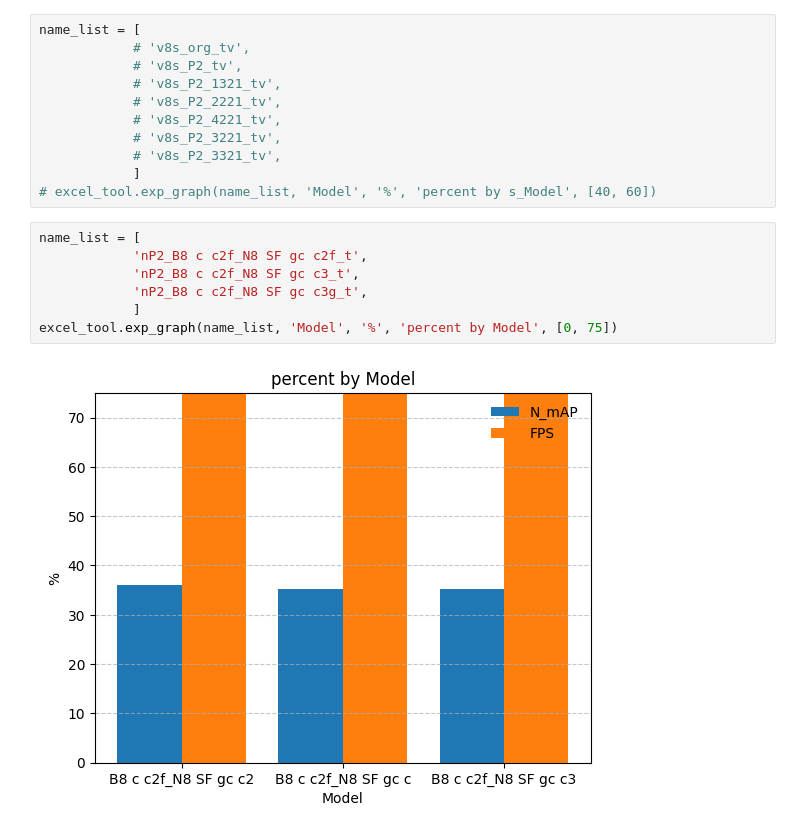
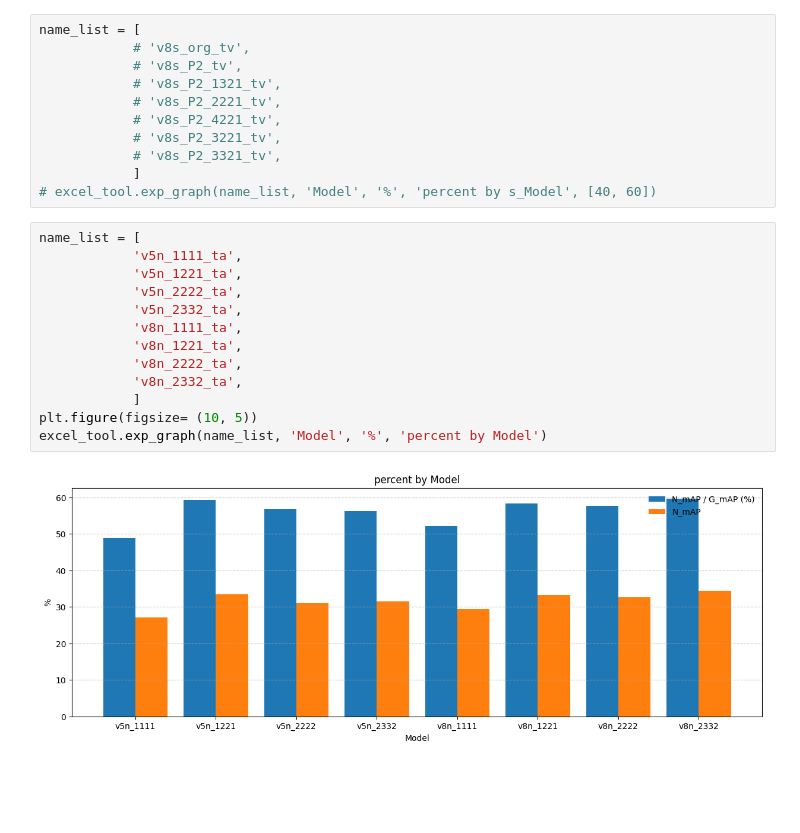
Before and after one commit to Lee-chan-hyeok/Nextchip_Autonomous_Driving_Contest, a Jupyter notebook: analysing/exp_result/exp_graph.ipynb, the cells around one changed output. Cells and saved outputs as stored; diff of their text form; blank space fills up the shorter version.

```diff
--- a/analysing/exp_result/exp_graph.ipynb
+++ b/analysing/exp_result/exp_graph.ipynb
@@ -15,15 +15,21 @@ name_list = [
             # 'v8s_P2_3321_tv',
             ]
 # excel_tool.exp_graph(name_list, 'Model', '%', 'percent by s_Model', [40, 60])
-# %%
-name_list = [
-            'nP2_B8 c c2f_N8 SF gc c2f_t',
-            'nP2_B8 c c2f_N8 SF gc c3_t',
-            'nP2_B8 c c2f_N8 SF gc c3g_t',
-            ]
-excel_tool.exp_graph(name_list, 'Model', '%', 'percent by Model', [0, 75])
-# %% [output]
-[figure, removed]
+# %%
+name_list = [
+            'v5n_1111_ta',
+            'v5n_1221_ta',
+            'v5n_2222_ta',
+            'v5n_2332_ta',
+            'v8n_1111_ta',
+            'v8n_1221_ta',
+            'v8n_2222_ta',
+            'v8n_2332_ta',
+            ]
+plt.figure(figsize= (10, 5))
+excel_tool.exp_graph(name_list, 'Model', '%', 'percent by Model')
+# %% [output]
+[figure, added]
 # %%
 name_list = [
             'v8s_P2_tv',
```
Also changed, not shown: parts of 2 cells of this notebook, 19 other files.
